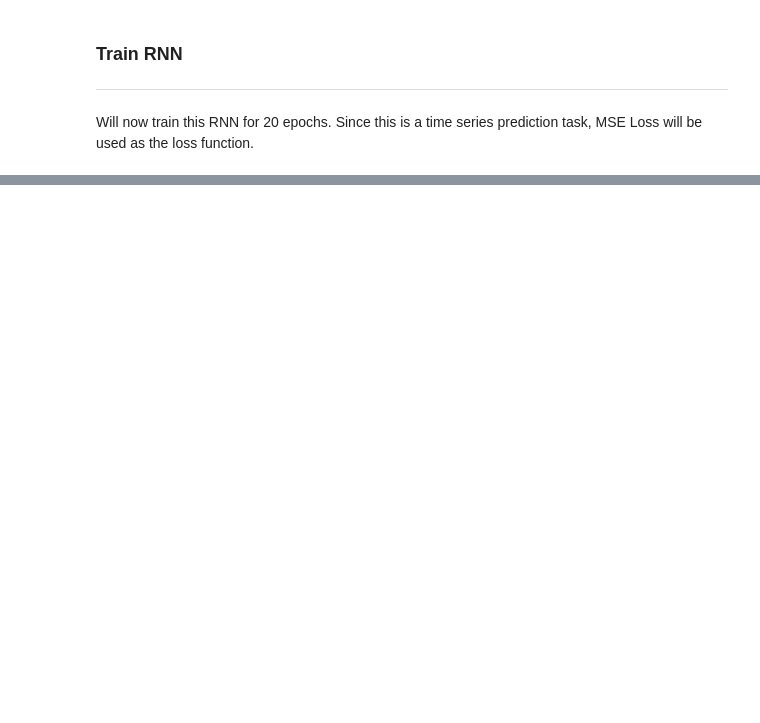
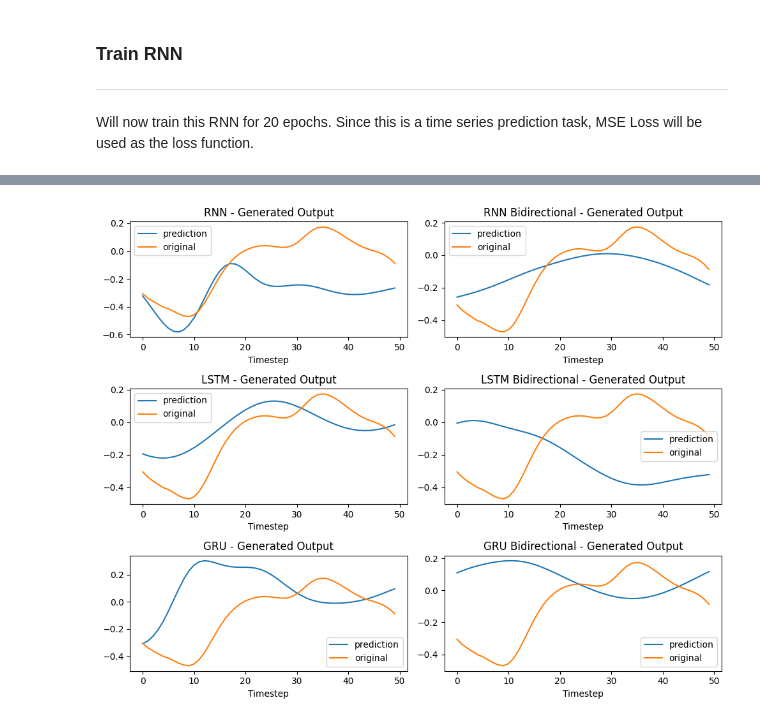
Before and after one commit to Adi-K527/NeuraLab, a Jupyter notebook: RNN/rnn.ipynb, the cells around one changed output, grey strips where cells are left out. Cells and saved outputs as stored; diff of their text form; code cells hidden in the pictures; blank space fills up the shorter version.

```diff
--- a/RNN/rnn.ipynb
+++ b/RNN/rnn.ipynb
@@ -337,0 +491,34 @@ for i in test_dataset:
+# %%
+with torch.no_grad():
+  plt.figure(figsize=(10, 8))
+
+  # Extract first 8 timesteps as input
+  data_vals = pd.read_csv("data.txt", header=None).values
+  original_data = torch.tensor(data_vals)
+  start_timestep = 0
+  input = list(original_data[start_timestep:start_timestep + 8])
+
+  for model_idx, model in enumerate(final_models):
+    # Get 50 next 50 timesteps of model output
+    res = []
+    time_steps = 50
+
+    for i in range(time_steps):
+      input_tensor = torch.tensor(input).view(1, -1)
+      output = model(input_tensor.float().to(DEVICE))
+      res.append(output.item())
+      input.append(output.item())
+      input.pop(0)
+
+    plt.subplot(3, 2, model_idx + 1)
+    plt.plot(res, label='prediction')
+    plt.plot([i.item() for i in original_data[start_timestep + 8:start_timestep + time_steps + 8]],
+                                                label='original')
+
+    plt.title(f"{titles[model_idx]} - Generated Output")
+    plt.xlabel("Timestep")
+    plt.legend()
+
+  plt.tight_layout();
+# %% [output]
+[figure, added]
```
Also changed, not shown: parts of 22 cells of this notebook, 2 other files.
